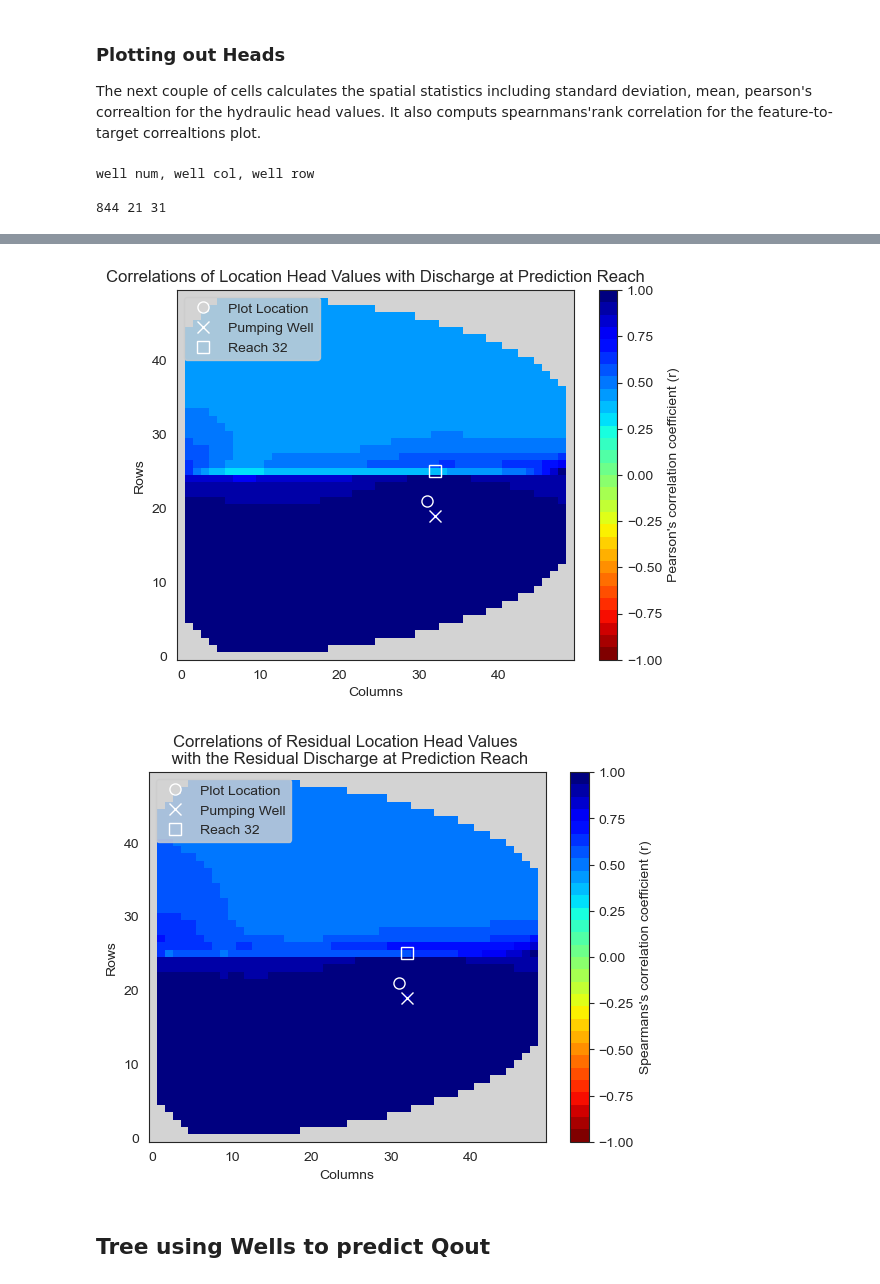
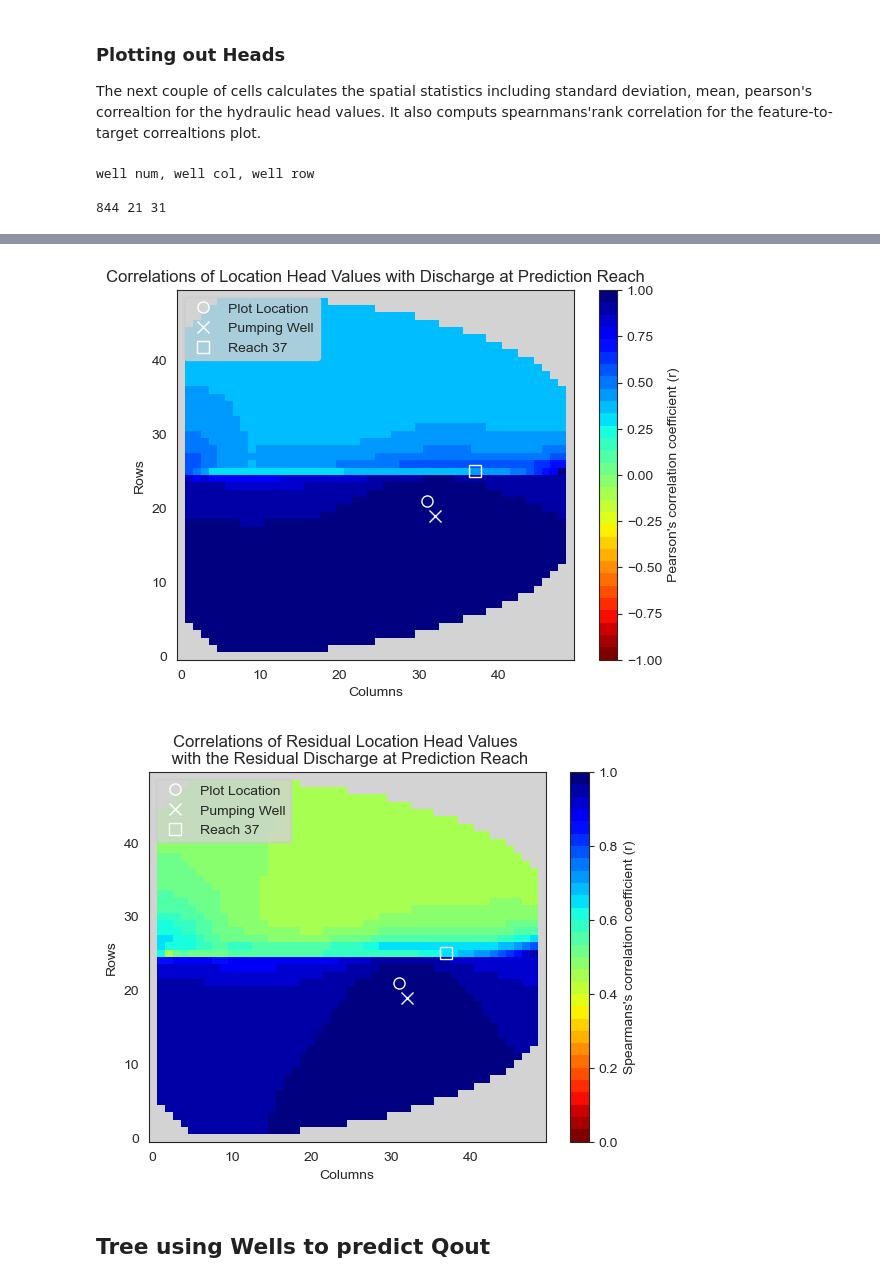
Before and after one commit to davermurray/mf-trees, a Jupyter notebook: mf-trees_SSscenario.ipynb, the cells around one changed output, grey strips where cells are left out. Drawn from its saved outputs; the diff is of its cells as text; code cells hidden in the pictures.

```diff
--- a/mf-trees_SSscenario.ipynb
+++ b/mf-trees_SSscenario.ipynb
@@ -525,7 +525,7 @@ minmesh = wellmesh.copy()
 
 
 #Reach number for feature to target correlation
-rn = 25
+rn = 37
 
 #well_head_df[1060].plot()
 #print(int(all_well_loc[wn, 0]),int(all_well_loc[wn, 1]))
@@ -624,7 +624,7 @@ plt.title('Correlations of Location Head Values with Discharge at Prediction Rea
 plt.show()
 
 
-plt.pcolormesh(KK,GG,spearmans_feat_to_target,cmap = cmap2,vmin=-1, vmax=1, shading='nearest')
+plt.pcolormesh(KK,GG,spearmans_feat_to_target,cmap = cmap2,vmin=0, vmax=1, shading='nearest')
 plt.colorbar(label = 'Spearmans\'s correlation coefficient (r)')
 plt.plot(int(all_well_loc[wn][1]), int(all_well_loc[wn][0]), marker="o", markersize=8, color="White", mfc='none', linestyle = "None", label="Plot Location")
 plt.plot(32,19, marker="x", markersize=8, color="w", mfc='none', linestyle = "None", label="Pumping Well")
@@ -658,5 +658,5 @@ well num, well col, well row
-[figure, old version]
+[figure, new version]
-[figure, old version]
+[figure, new version]
 # %% [markdown]
 ## Tree using Wells to predict Qout
 # %%
```
Also changed, not shown: parts of 3 cells of this notebook, 1 other file.
